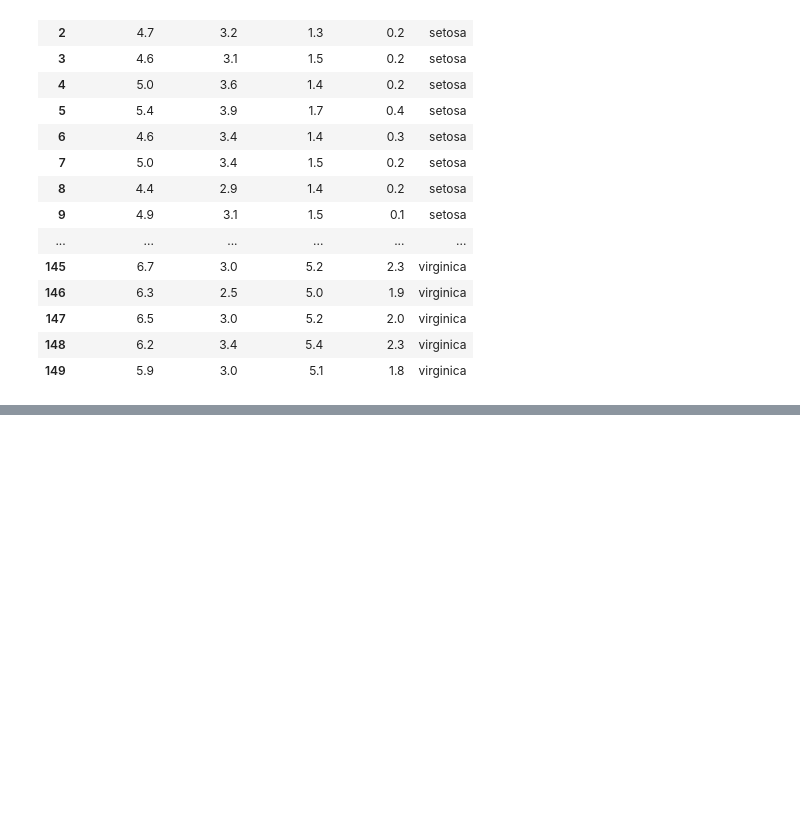
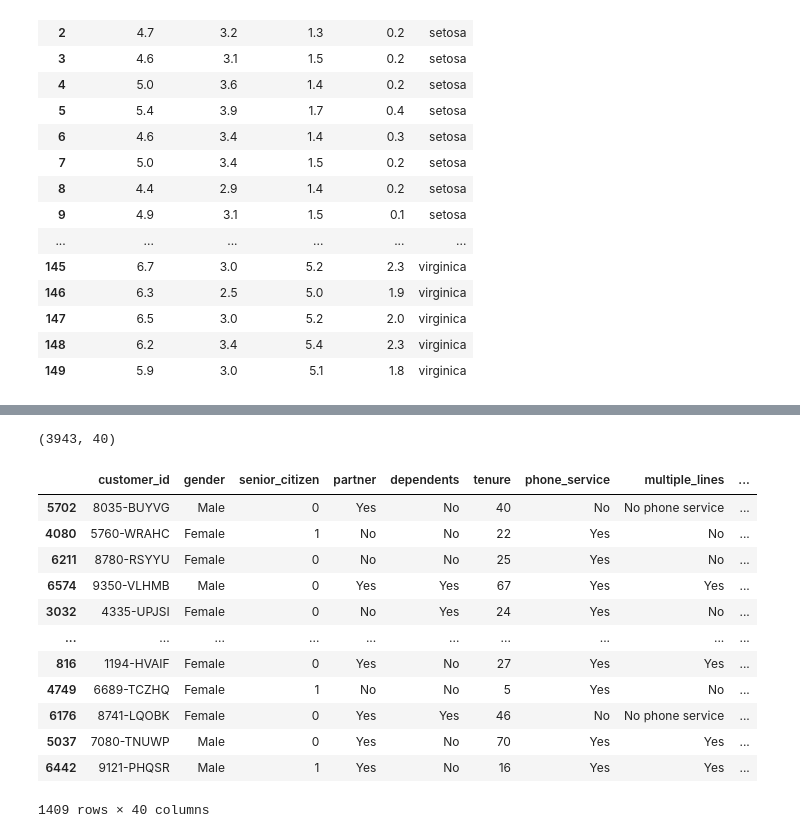
Before and after one commit to RichardAlcabes22/classification-exercises, a Jupyter notebook: classification_exercises.ipynb, the cells around one changed output, grey strips where cells are left out. Drawn from its saved outputs; the diff is of its cells as text; code cells hidden in the pictures; blank space fills up the shorter version.

```diff
--- a/classification_exercises.ipynb
+++ b/classification_exercises.ipynb
@@ -535,15 +520,0 @@ df.head()
-# %%
-def prep_telco(df):
-    '''
-
-    '''
-    #drop out any redundant, excessively empty, or bad columns
-    df = df.drop(columns=['Unnamed: 0','payment_type_id','internet_service_type_id','contract_type_id'])
-
-    # encode categorical values:
-    df = pd.concat(
-    [df, pd.get_dummies(df[['gender', 'senior_citizen','partner','dependents','tech_support','streaming_tv',
-                           'streaming_movies','paperless_billing','churn','contract_type',
-                            'internet_service_type','payment_type']],
-                        drop_first=True)], axis=1)
-    return df
@@ -567,0 +535,16 @@ prep_telco(acq.get_telco_data('telco_churn'))
+# %%
+def prep_telco(df):
+    '''
+    Accepts a df and drops unneeded columns, imputes missing values, and encodes cats
+    '''
+
+    #drop out any redundant, excessively empty, or bad columns
+    df = df.drop(columns=['payment_type_id','internet_service_type_id','contract_type_id'])
+
+    # encode categorical values:
+    df = pd.concat(
+    [df, pd.get_dummies(df[['gender', 'senior_citizen','partner','dependents','tech_support','streaming_tv',
+                           'streaming_movies','paperless_billing','churn','contract_type',
+                            'internet_service_type','payment_type']],
+                        drop_first=True)], axis=1)
+    return df
@@ -567,0 +643,3 @@ prep_telco(acq.get_telco_data('telco_churn'))
+# %%
+df = prep_telco(acq.get_telco_data('telco_churn'))
+df.head()
@@ -567,0 +654,23 @@ prep_telco(acq.get_telco_data('telco_churn'))
+# %%
+#4 run prp.split_data on the Telco dataset.  This should yield train_telco,validate_telco, and test_telco
+train_telco,validate_telco,test_telco = prp.split_data(df,'churn_Yes')
+# %%
+train_telco.shape
+# %% [output]
+(3943, 40)
+# %%
+test_telco
+# %% [output]
+|  | customer_id | gender | senior_citizen | partner | dependents | tenure | phone_service | multiple_lines | ... |
+| 5702 | 8035-BUYVG | Male | 0 | Yes | No | 40 | No | No phone service | ... |
+| 4080 | 5760-WRAHC | Female | 1 | No | No | 22 | Yes | No | ... |
+| 6211 | 8780-RSYYU | Female | 0 | No | No | 25 | Yes | No | ... |
+| 6574 | 9350-VLHMB | Male | 0 | Yes | Yes | 67 | Yes | Yes | ... |
+| 3032 | 4335-UPJSI | Female | 0 | No | Yes | 24 | Yes | No | ... |
+| ... | ... | ... | ... | ... | ... | ... | ... | ... | ... |
+| 816 | 1194-HVAIF | Female | 0 | Yes | No | 27 | Yes | Yes | ... |
+| 4749 | 6689-TCZHQ | Female | 1 | No | No | 5 | Yes | No | ... |
+| 6176 | 8741-LQOBK | Female | 0 | Yes | Yes | 46 | No | No phone service | ... |
+| 5037 | 7080-TNUWP | Male | 0 | Yes | No | 70 | Yes | Yes | ... |
+| 6442 | 9121-PHQSR | Male | 1 | Yes | No | 16 | Yes | Yes | ... |
+1409 rows × 40 columns
```
Also changed, not shown: parts of 51 cells of this notebook, 2 other files.
